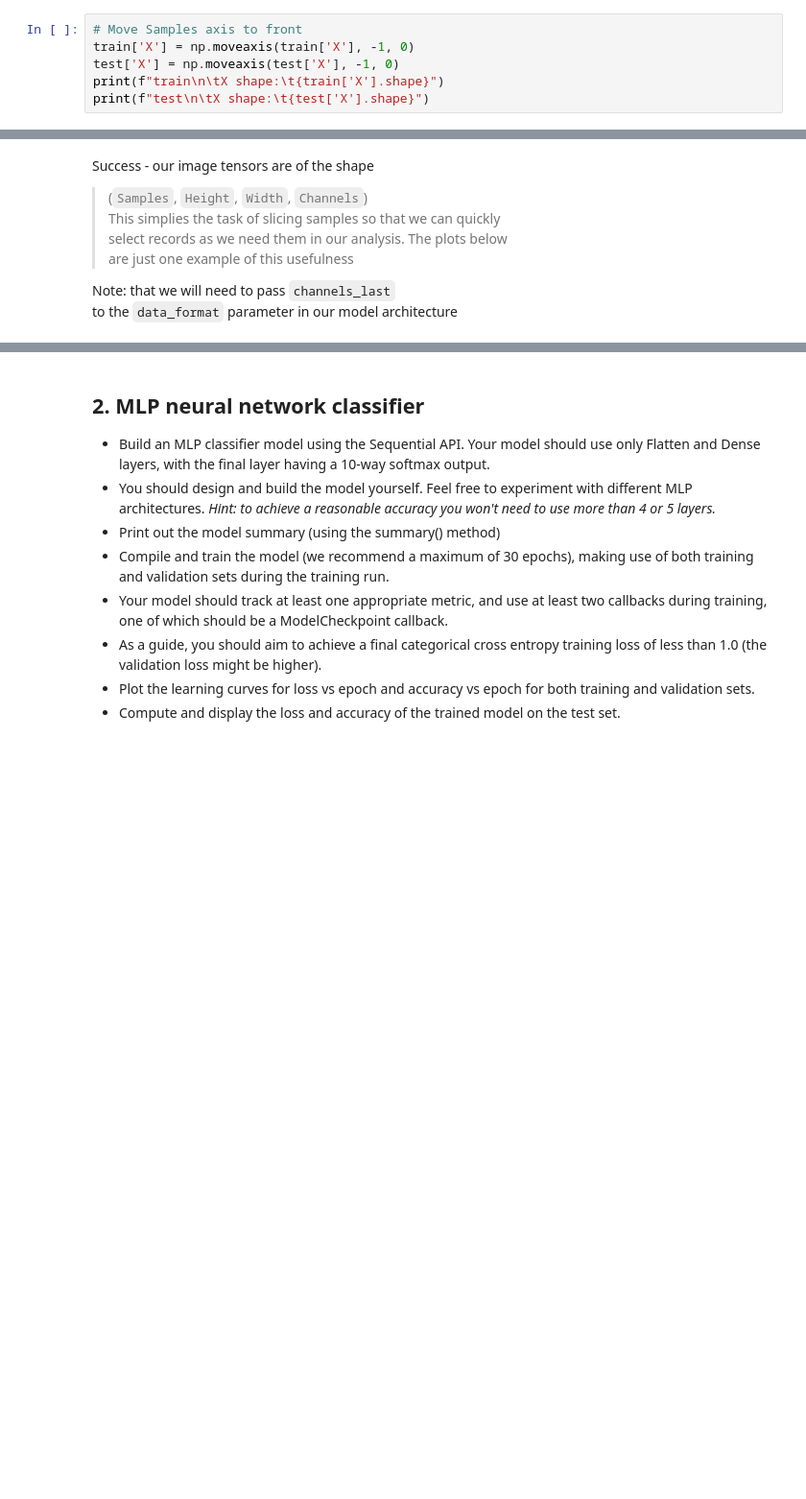
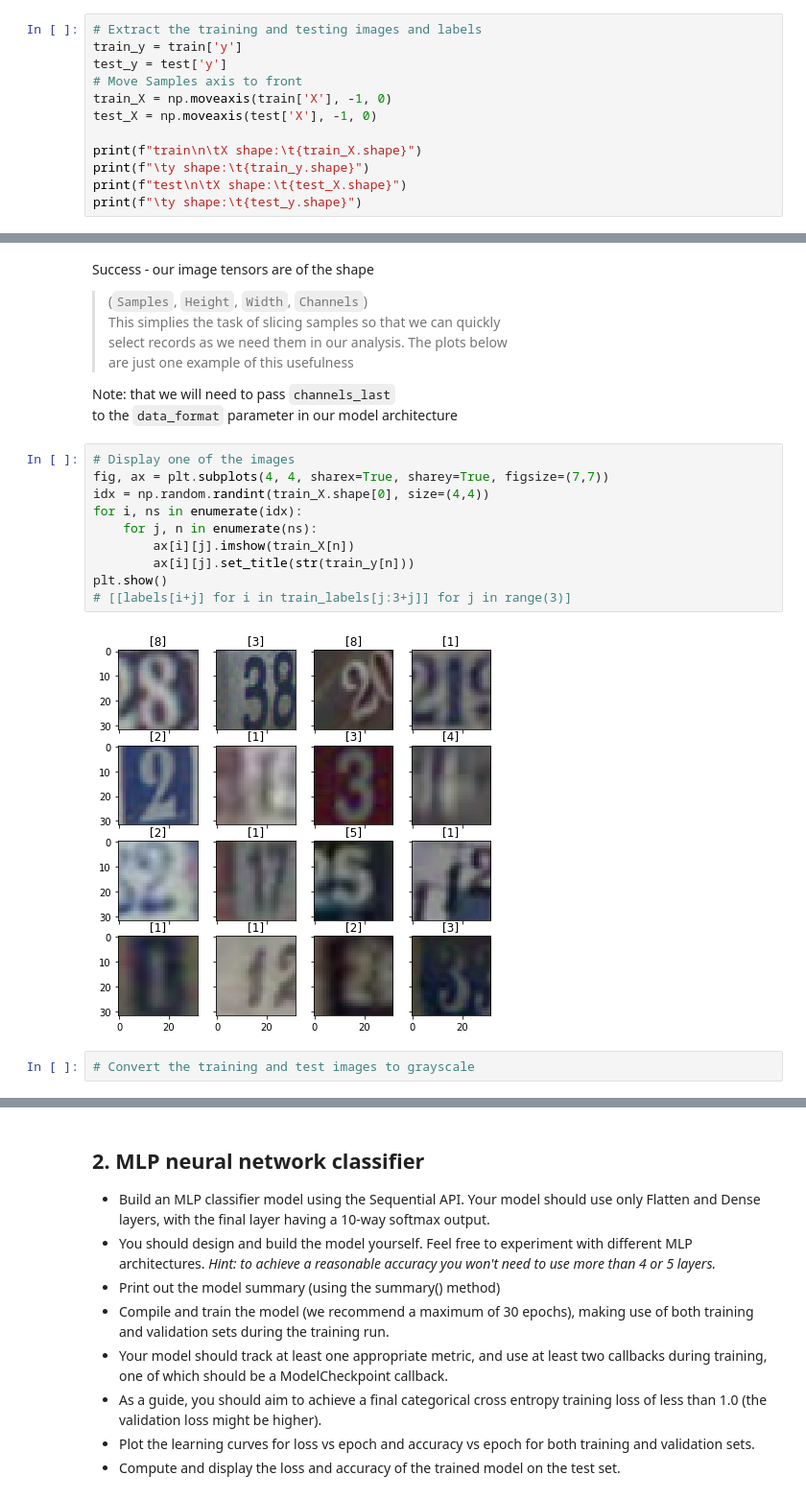
Before and after one commit to cogentdom/tf2-for-deep-learning, a Jupyter notebook: starting-tensorflow/SVHN Classifier.ipynb, the cells around one changed output, grey strips where cells are left out. Shown at 96% size. Drawn from its saved outputs; the diff is of its cells as text; blank space fills up the shorter version.

```diff
--- a/starting-tensorflow/SVHN Classifier.ipynb
+++ b/starting-tensorflow/SVHN Classifier.ipynb
@@ -60,11 +60,17 @@ test
         y shape:        (26032, 1)
         X Type:         <class 'numpy.ndarray'>
 # %%
+# Extract the training and testing images and labels
+train_y = train['y']
+test_y = test['y']
 # Move Samples axis to front
-train['X'] = np.moveaxis(train['X'], -1, 0)
-test['X'] = np.moveaxis(test['X'], -1, 0)
-print(f"train\n\tX shape:\t{train['X'].shape}")
-print(f"test\n\tX shape:\t{test['X'].shape}")
+train_X = np.moveaxis(train['X'], -1, 0)
+test_X = np.moveaxis(test['X'], -1, 0)
+
+print(f"train\n\tX shape:\t{train_X.shape}")
+print(f"\ty shape:\t{train_y.shape}")
+print(f"test\n\tX shape:\t{test_X.shape}")
+print(f"\ty shape:\t{test_y.shape}")
 # %% [output]
 train
         X shape:        (73257, 32, 32, 3)
@@ -79,5 +87,19 @@ are just one example of this usefulness
 
 Note: that we will need to pass `channels_last`
 to the `data_format` parameter in our model architecture
+# %%
+# Display one of the images
+fig, ax = plt.subplots(4, 4, sharex=True, sharey=True, figsize=(7,7))
+idx = np.random.randint(train_X.shape[0], size=(4,4))
+for i, ns in enumerate(idx):
+    for j, n in enumerate(ns):
+        ax[i][j].imshow(train_X[n])
+        ax[i][j].set_title(str(train_y[n]))
+plt.show()
+# [[labels[i+j] for i in train_labels[j:3+j]] for j in range(3)]
+# %% [output]
+[figure, added]
+# %%
+# Convert the training and test images to grayscale
 # %%
 # Display one of the images
```
Also changed, not shown: parts of 2 cells of this notebook.
